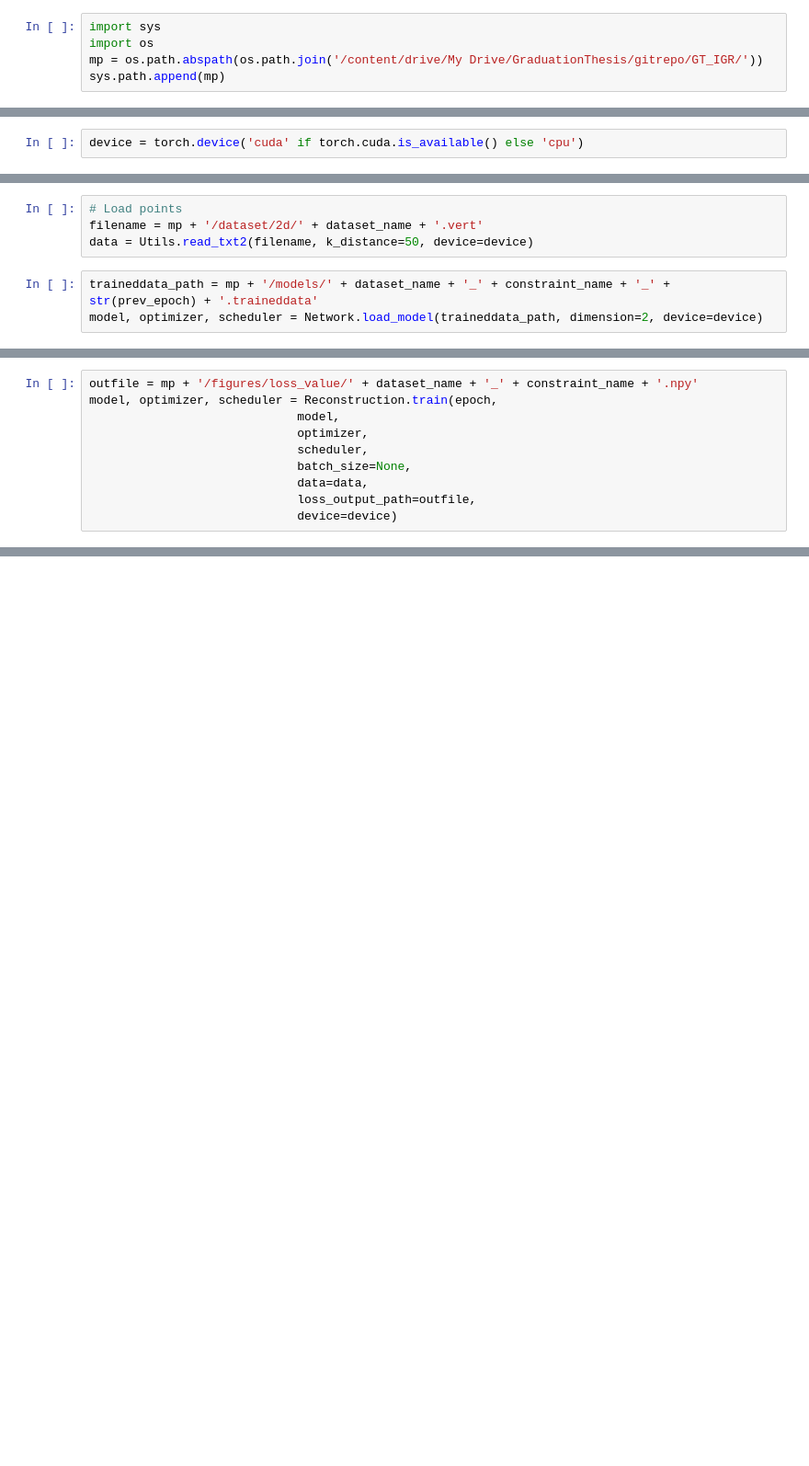
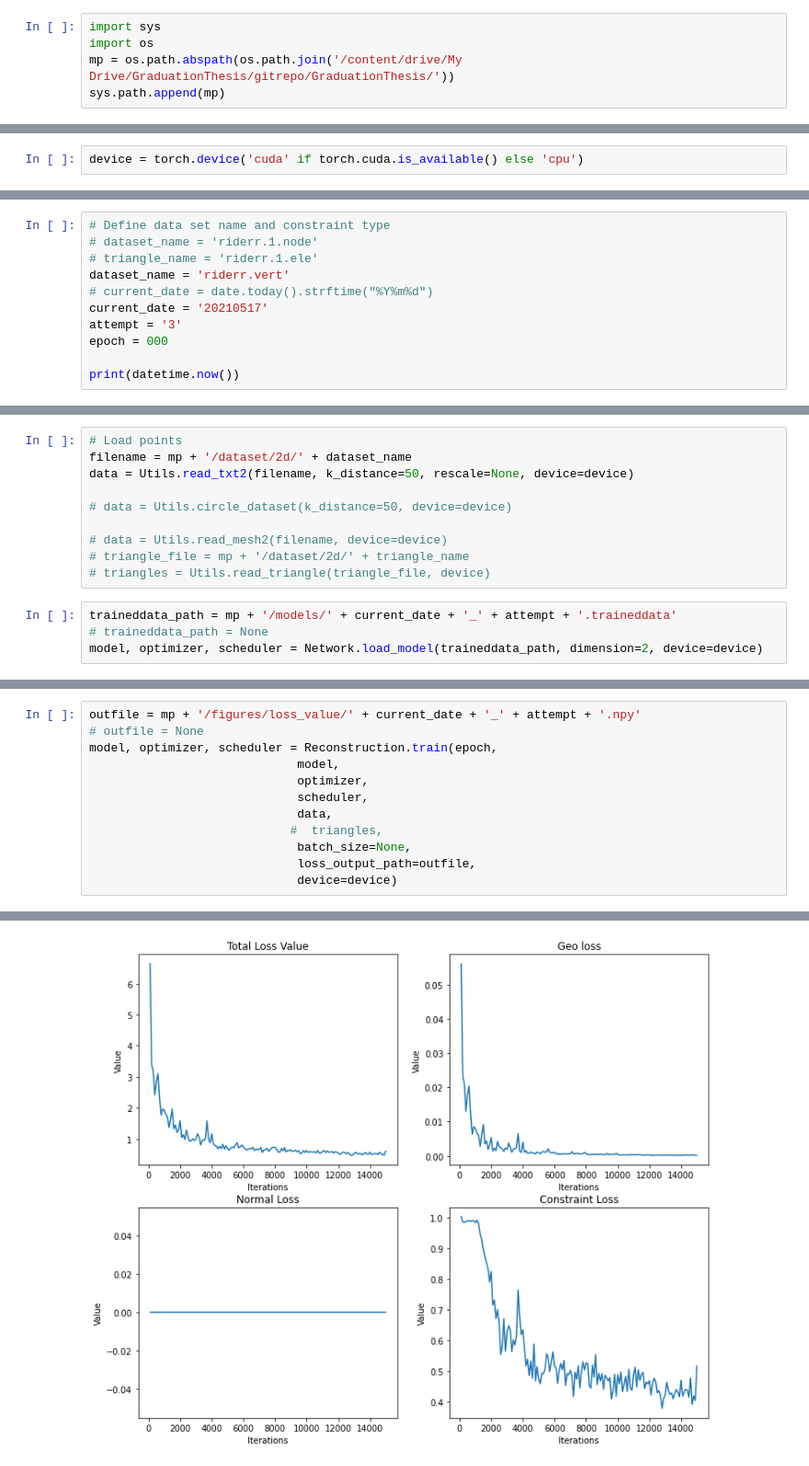
Before and after one commit to tranbaquang1708/GraduationThesis, a Jupyter notebook: IGR_2d.ipynb, the cells around one changed output, grey strips where cells are left out. Shown at 92% size. Saved outputs shown, nothing was run; the diff lists cells and outputs as text; blank space fills up the shorter version.

Commit message:
New result on rider dataset

```diff
--- a/IGR_2d.ipynb
+++ b/IGR_2d.ipynb
@@ -1,7 +1,7 @@
 # %%
 import sys
 import os
-mp = os.path.abspath(os.path.join('/content/drive/My Drive/GraduationThesis/gitrepo/GT_IGR/'))
+mp = os.path.abspath(os.path.join('/content/drive/My Drive/GraduationThesis/gitrepo/GraduationThesis/'))
 sys.path.append(mp)
 # %%
 import torch
@@ -16,0 +12,11 @@ epoch = 5000
+# %%
+# Define data set name and constraint type
+# dataset_name = 'riderr.1.node'
+# triangle_name = 'riderr.1.ele'
+dataset_name = 'riderr.vert'
+# current_date = date.today().strftime("%Y%m%d")
+current_date = '20210517'
+attempt = '3'
+epoch = 000
+
+print(datetime.now())
@@ -17,8 +25,15 @@ epoch = 5000
 # %%
 # Load points
-filename = mp + '/dataset/2d/' + dataset_name + '.vert'
-data = Utils.read_txt2(filename, k_distance=50, device=device)
+filename = mp + '/dataset/2d/' + dataset_name
+data = Utils.read_txt2(filename, k_distance=50, rescale=None, device=device)
+
+# data = Utils.circle_dataset(k_distance=50, device=device)
+
+# data = Utils.read_mesh2(filename, device=device)
+# triangle_file = mp + '/dataset/2d/' + triangle_name
+# triangles = Utils.read_triangle(triangle_file, device)
 # %%
-traineddata_path = mp + '/models/' + dataset_name + '_' + constraint_name + '_' + str(prev_epoch) + '.traineddata'
+traineddata_path = mp + '/models/' + current_date + '_' + attempt + '.traineddata'
+# traineddata_path = None
 model, optimizer, scheduler = Network.load_model(traineddata_path, dimension=2, device=device)
 # %% [output]
@@ -26,11 +41,13 @@ No model found. New model created
 # %%
-outfile = mp + '/figures/loss_value/' + dataset_name + '_' + constraint_name + '.npy'
+outfile = mp + '/figures/loss_value/' + current_date + '_' + attempt + '.npy'
+# outfile = None
 model, optimizer, scheduler = Reconstruction.train(epoch,
                              model,
                              optimizer,
                              scheduler,
+                             data,
+                            #  triangles,
                              batch_size=None,
-                             data=data,
                              loss_output_path=outfile,
                              device=device)
 # %% [output]
@@ -54 +58,2 @@ Surface loss: 0.014751690439879894   Normal loss: 0.005683327559381723   Constra
+[figure, added]
 # %%
```
Also changed, not shown: parts of 11 cells of this notebook.
